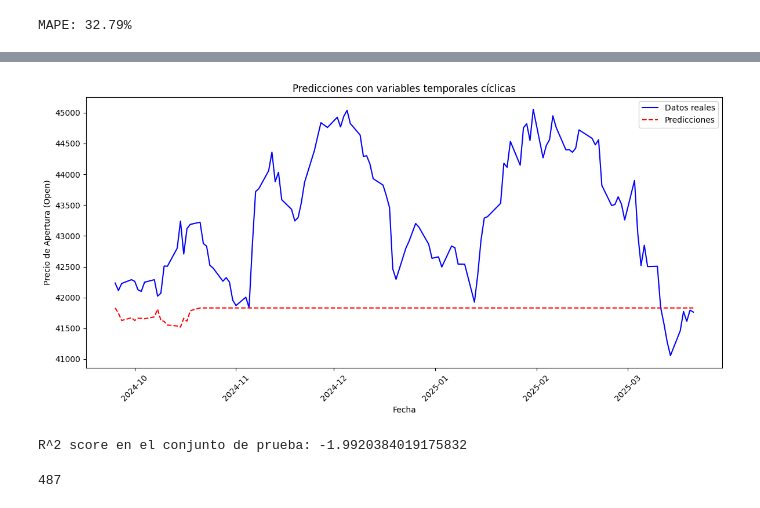
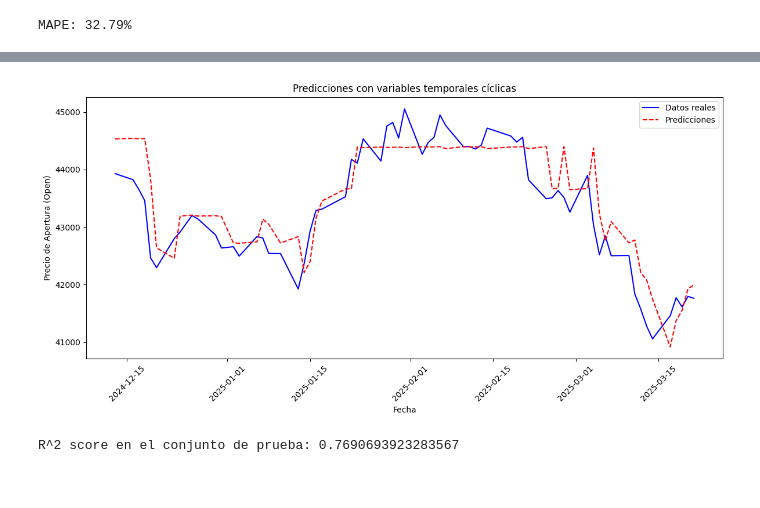
Before and after one commit to eljaimico/proyecto-cosa, a Jupyter notebook: pryecto.ipynb, the cells around one changed output, grey strips where cells are left out. Cells and saved outputs as stored; diff of their text form; code cells hidden in the pictures.

```diff
--- a/pryecto.ipynb
+++ b/pryecto.ipynb
@@ -259,6 +244,7 @@ print(f"MAPE: {mape:.2f}%")
 # %% [output]
 MAPE: 32.79%
 # %%
+
 import lightgbm as lgb
 import numpy as np
 import pandas as pd
@@ -269,6 +255,8 @@ df_dow_jones['Date'] = pd.to_datetime(df_dow_jones['Date'])
 
 # Ordenar por fecha
 df_dow_jones = df_dow_jones.sort_values(by='Date')
+
+
 
 # Crear características temporales
 df_dow_jones['dayofweek'] = df_dow_jones['Date'].dt.dayofweek  # 0=Lunes
@@ -282,7 +270,7 @@ df_dow_jones['month_sin'] = np.sin(2 * np.pi * df_dow_jones['month'] / 12)
 df_dow_jones['month_cos'] = np.cos(2 * np.pi * df_dow_jones['month'] / 12)
 
 # Crear características de lag (por ejemplo, 3 lags)
-lags = 50
+lags = 3
 for lag in range(1, lags + 1):
     df_dow_jones[f'Open_lag_{lag}'] = df_dow_jones['Open'].shift(lag)
 
@@ -296,8 +284,8 @@ X = df_dow_jones[
 ]
 y = df_dow_jones['Open']
 
-# 80% para entrenamiento, 20% para prueba
-train_size = int(len(X) * 0.8)
+# 95% para entrenamiento, 5% para prueba
+train_size = int(len(X) * 0.95)
 
 X_train = X.iloc[:train_size]
 X_test = X.iloc[train_size:]
@@ -306,7 +294,7 @@ y_train = y.iloc[:train_size]
 y_test = y.iloc[train_size:]
 
 # Crear el modelo
-model = lgb.LGBMRegressor()
+model = lgb.LGBMRegressor(random_state=30)
 model.fit(X_train, y_train)
 
 # Predicciones
@@ -347,6 +323,2 @@ You can set `force_col_wise=true` to remove the overhead.
-[figure, old version]
+[figure, new version]
-R^2 score en el conjunto de prueba: -1.9920384019175832
+R^2 score en el conjunto de prueba: 0.7690693923283567
-# %%
-len(X_train)
-# %% [output]
-487
```
Also changed, not shown: parts of 6 cells of this notebook.
